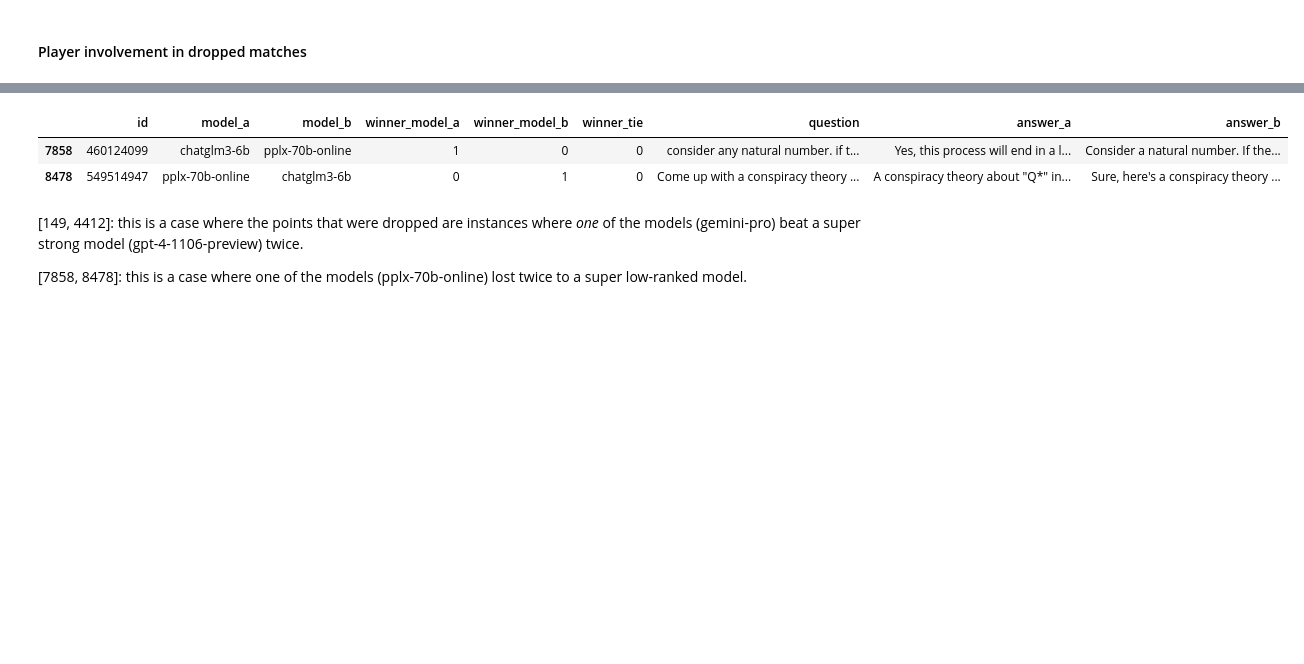
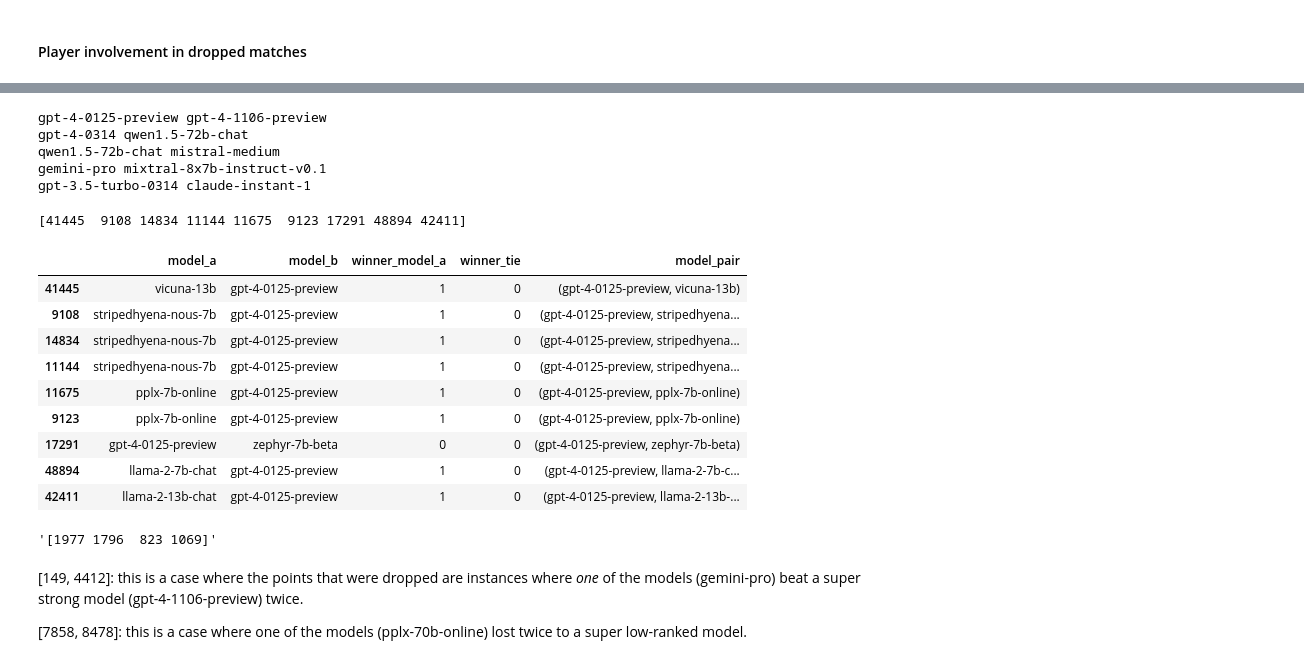
Before and after one commit to JennyHuang19/IsRankingRobust, a Jupyter notebook: notebooks/llmJudgeArenaWtd.ipynb, the cells around one changed output, grey strips where cells are left out. Drawn from its saved outputs; the diff is of its cells as text; code cells hidden in the pictures; blank space fills up the shorter version.

```diff
--- a/notebooks/llmJudgeArenaWtd.ipynb
+++ b/notebooks/llmJudgeArenaWtd.ipynb
@@ -204,8 +382,11 @@ results_nonrobust
   0.004968847622893957,
   -0.0008125439373700694,
   array([47605,  9767]))}
+# %%
+import pickle
+with open('results/LLMArenaNonrobustWtd.pkl', 'rb') as f:
+    results_nonrobust = pickle.load(f)
 # %%
 # find the (k, alpha N) pairs that are non-robust.
-results_nonrobust = {k: v for k, v in results.items() if v[0] != -1}
 results_nonrobust
 # %% [output]
@@ -240,5 +441,5 @@ plot_bt_scores(X, y, rankings, alphaN, 20, plot_title, filename_to_save)
 ### Load in results.
 import pickle
 
-with open("results/LLMArenaNonrobust.pkl", "rb") as f:
+with open("results/LLMArenaNonrobustWtd.pkl", "rb") as f:
     LLMArenaDataDropped = pickle.load(f)
@@ -311,9 +557,9 @@ Proportion of games that GPT-4-0125 won:  0.5517241379310345
 # %% [markdown]
 #### Player involvement in dropped matches
 # %%
-old_tuple = LLMArenaDataDropped[(1,4)] # = 0 # change none to a -1 (gpt-4-1106-preview).
+old_tuple = LLMArenaDataDropped[(1,9)] # = 0 # change none to a -1 (gpt-4-1106-preview).
 new_tuple = tuple(-1 if i == 1 and val is None else val for i, val in enumerate(old_tuple))
-results_nonrobust[(1, 4)] = new_tuple
+results_nonrobust[(1, 9)] = new_tuple
 # %%
 results_nonrobust
 # %% [output]
@@ -385,12 +649,39 @@ llm_arena_results['playerB_Name'] = llm_arena_results['playerB'].map(id_to_playe
+# %%
+print(id_to_player[18], id_to_player[0])
+print(id_to_player[27], id_to_player[46])
+print(id_to_player[46], id_to_player[10])
+print(id_to_player[6], id_to_player[11])
+print(id_to_player[53], id_to_player[7])
+# %% [output]
+gpt-4-0125-preview gpt-4-1106-preview
+gpt-4-0314 qwen1.5-72b-chat
+qwen1.5-72b-chat mistral-medium
+gemini-pro mixtral-8x7b-instruct-v0.1
+gpt-3.5-turbo-0314 claude-instant-1
 # %%
 # for each index, find the in
-indices = [7858, 8478]
-LLMArena_noTies.iloc[indices]
+indices = llm_arena_results['indices'][0]
+print(indices)
+rawBT.iloc[[41445, 9108, 14834, 11144, 11675, 9123, 17291, 48894, 42411]] # 1,  1,  1 , 1 , both
 # find the proportion of games where neither
+
+#
 # %% [output]
+[41445  9108 14834 11144 11675  9123 17291 48894 42411]
-|  | id | model_a | model_b | winner_model_a | winner_model_b | winner_tie | question | answer_a | answer_b |
-| 7858 | 460124099 | chatglm3-6b | pplx-70b-online | 1 | 0 | 0 | consider any natural number. if t... | Yes, this process will end in a l... | Consider a natural number. If the... |
-| 8478 | 549514947 | pplx-70b-online | chatglm3-6b | 0 | 1 | 0 | Come up with a conspiracy theory ... | A conspiracy theory about "Q*" in... | Sure, here's a conspiracy theory ... |
+|  | model_a | model_b | winner_model_a | winner_tie | model_pair |
+| 41445 | vicuna-13b | gpt-4-0125-preview | 1 | 0 | (gpt-4-0125-preview, vicuna-13b) |
+| 9108 | stripedhyena-nous-7b | gpt-4-0125-preview | 1 | 0 | (gpt-4-0125-preview, stripedhyena... |
+| 14834 | stripedhyena-nous-7b | gpt-4-0125-preview | 1 | 0 | (gpt-4-0125-preview, stripedhyena... |
+| 11144 | stripedhyena-nous-7b | gpt-4-0125-preview | 1 | 0 | (gpt-4-0125-preview, stripedhyena... |
+| 11675 | pplx-7b-online | gpt-4-0125-preview | 1 | 0 | (gpt-4-0125-preview, pplx-7b-online) |
+| 9123 | pplx-7b-online | gpt-4-0125-preview | 1 | 0 | (gpt-4-0125-preview, pplx-7b-online) |
+| 17291 | gpt-4-0125-preview | zephyr-7b-beta | 0 | 0 | (gpt-4-0125-preview, zephyr-7b-beta) |
+| 48894 | llama-2-7b-chat | gpt-4-0125-preview | 1 | 0 | (gpt-4-0125-preview, llama-2-7b-c... |
+| 42411 | llama-2-13b-chat | gpt-4-0125-preview | 1 | 0 | (gpt-4-0125-preview, llama-2-13b-... |
+# %%
+indices
+# %% [output]
+'[1977 1796  823 1069]'
 # %% [markdown]
 [149, 4412]: this is a case where the points that were dropped are instances where *one* of the models (gemini-pro) beat a super strong model (gpt-4-1106-preview) twice.
 
```
Also changed, not shown: parts of 35 cells of this notebook, 3 other files.
